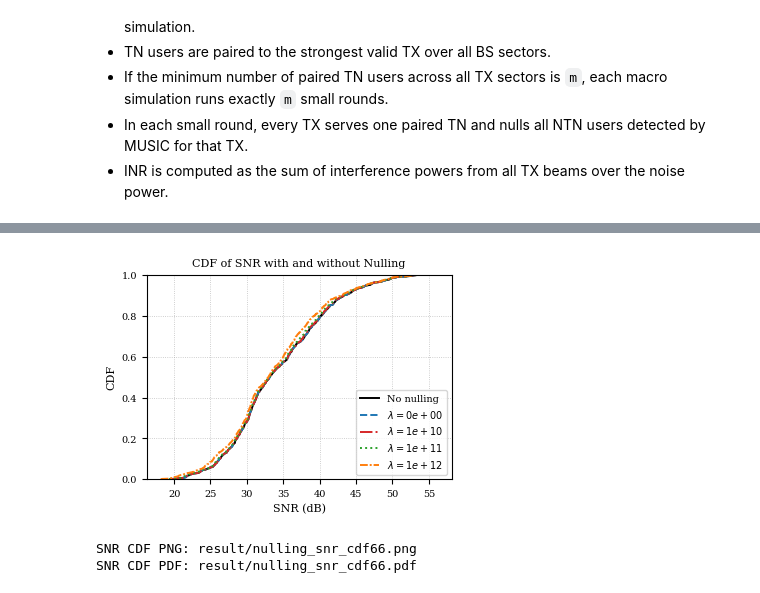
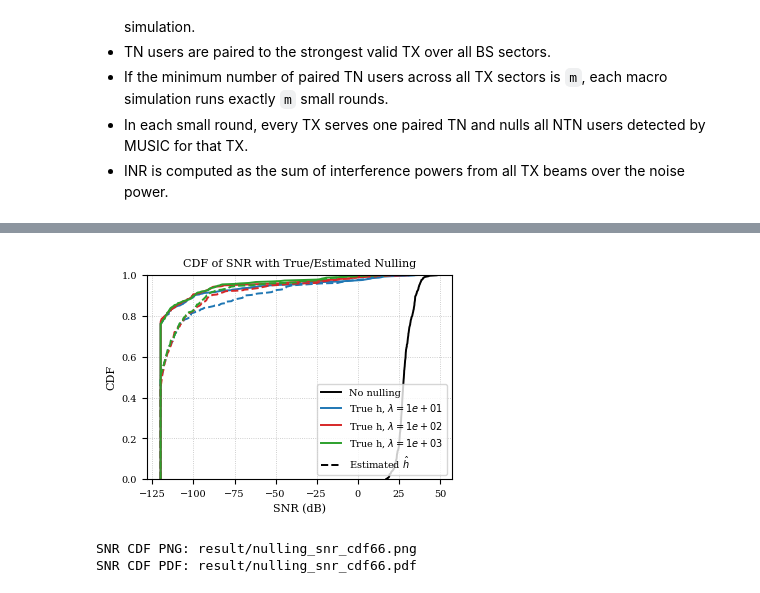
Before and after one commit to Shizhen-Jia/NTN-NULLING-NONCOH, a Jupyter notebook: Nulling_CDF.ipynb, the cells around one changed output, grey strips where cells are left out. Drawn from its saved outputs; the diff is of its cells as text; code cells hidden in the pictures.

```diff
--- a/Nulling_CDF.ipynb
+++ b/Nulling_CDF.ipynb
@@ -84,10 +86,13 @@ Satellite sampling: per_macro=True, azimuth_range=(0.0, 360.0), elevation_range=
 # Noise, thresholds, and MUSIC setup
 EkT = -174
 B = 100e6
-Tx_power_dbm = 40
+Tx_power_dbm = 35
 Tx_power = 10 ** ((Tx_power_dbm - 30) / 10)
 Tx_power_handheld_dbm = 23
 Tx_power_handheld = 10 ** ((Tx_power_handheld_dbm - 30) / 10)
+NTN_Tx_power_dbm = 30
+NTN_Tx_power = 10 ** ((NTN_Tx_power_dbm - 30) / 10)
+
 
 NF = 7
 NF_vsat = 3
@@ -101,8 +106,10 @@ preamble_time = 20e-6
 N0_sigma = N0_vsat / Tx_power / preamble_time
 N0_sigma_handheld = 10 ** ((EkT + NF_bs - 30) / 10) / Tx_power_handheld / preamble_time
 
-lambda_ranges = [0, 1e10, 1e11, 1e12]
-
+# lambda_ranges = [1e10, 1e11, 1e12]
+lambda_ranges = [1e1, 1e2, 1e3]
+max_detected_b_terms = "all"  # use "all" or a positive integer such as 30
+# max_detected_b_terms = 23 # use "all" or a positive integer such as 30
 snr_threshold = -6
 inr_threshold = -6
 h_ntn_th = np.sqrt(10 ** (inr_threshold / 10) * N0_bs * tx_antennas / Tx_power)
@@ -121,8 +128,8 @@ theta_display_mode = "elevation"
 music_num_sources = None
 music_threshold = 3.0
 music_covariance_mode = "sample"
-music_num_snapshots = 100
-music_noise_var = N0_bs / Tx_power
+music_num_snapshots = 200
+music_noise_var = N0_bs / NTN_Tx_power
 music_rng_seed = 7
 music_source_estimation = "mdl"
 music_energy_ratio = 0.95
@@ -149,4 +156,6 @@ print(f"h_ntn_th = {h_ntn_th:.4e}")
 print(f"TN Pfa threshold = {threshold_tn_pfa_db:.2f} dB")
 print(f"NTN Pfa threshold = {threshold_ntn_pfa_db:.2f} dB")
 print(f"Beamforming threshold = {threshold_peft_db:.2f} dB")
+print(f"Max detected B terms per TX = {max_detected_b_terms}")
+print("Top-K selection uses MUSIC reliability score = score_user * fit_score")
 # %% [output]
@@ -397,6 +491,8 @@ print(f"INR CDF PDF: {inr_pdf_path}")
 INR CDF PNG: result/nulling_inr_cdf66.png
 INR CDF PDF: result/nulling_inr_cdf66.pdf
 # %%
+from matplotlib.lines import Line2D
+
 plt.rcParams.update(
     {
         "font.family": "serif",
@@ -421,41 +517,60 @@ if raw_snr.size > 0:
     ax.plot(raw_snr_sorted, raw_snr_cdf, color="black", linestyle="-", label="No nulling")
 
 color_cycle = ["#1f77b4", "#d62728", "#2ca02c", "#ff7f0e", "#8c564b", "#17becf"]
-style_cycle = ["--", "-.", ":", (0, (4, 1, 1, 1)), (0, (6, 2)), (0, (3, 1, 1, 1, 1, 1))]
 
-for idx, lambda_ in enumerate(sorted(nulling_cdf_results["null_snr_db"].keys())):
-    snr_values = np.asarray(nulling_cdf_results["null_snr_db"][lambda_], dtype=np.float64)
+for idx, lambda_ in enumerate(sorted(nulling_cdf_results["perfect_snr_db"].keys())):
+    snr_values = np.asarray(nulling_cdf_results["perfect_snr_db"][lambda_], dtype=np.float64)
     snr_values = snr_values[np.isfinite(snr_values)]
     if snr_values.size == 0:
         continue
 
     snr_sorted = np.sort(snr_values)
     snr_cdf = np.arange(1, snr_sorted.size + 1, dtype=np.float64) / float(snr_sorted.size)
     ax.plot(
         snr_sorted,
         snr_cdf,
         color=color_cycle[idx % len(color_cycle)],
-        linestyle=style_cycle[idx % len(style_cycle)],
-        label=f"$\lambda={float(lambda_):.0e}$",
+        linestyle="-",
+        label=f"True h, $\\lambda={float(lambda_):.0e}$",
     )
+
+for idx, lambda_ in enumerate(sorted(nulling_cdf_results["est_snr_db"].keys())):
+    snr_values = np.asarray(nulling_cdf_results["est_snr_db"][lambda_], dtype=np.float64)
+    snr_values = snr_values[np.isfinite(snr_values)]
+    if snr_values.size == 0:
+        continue
+
+    snr_sorted = np.sort(snr_values)
+    snr_cdf = np.arange(1, snr_sorted.size + 1, dtype=np.float64) / float(snr_sorted.size)
+    ax.plot(
+        snr_sorted,
+        snr_cdf,
+        color=color_cycle[idx % len(color_cycle)],
+        linestyle="--",
+    )
+
+est_handle = Line2D([0], [0], color="black", linestyle="--", linewidth=1.4, label=r"Estimated $\hat{h}$")
+handles, labels = ax.get_legend_handles_labels()
+handles.append(est_handle)
+labels.append(r"Estimated $\hat{h}$")
 
 ax.set_xlabel("SNR (dB)")
 ax.set_ylabel("CDF")
-ax.set_title("CDF of SNR with and without Nulling")
+ax.set_title("CDF of SNR with True/Estimated Nulling")
 ax.set_ylim(0.0, 1.0)
 ax.grid(True, linestyle=":", linewidth=0.6, alpha=0.8)
-ax.legend(loc="lower right", frameon=True)
+ax.legend(handles=handles, labels=labels, loc="lower right", frameon=True)
 fig.tight_layout(pad=0.2)
 
 snr_png_path = result_dir / "nulling_snr_cdf66.png"
 snr_pdf_path = result_dir / "nulling_snr_cdf66.pdf"
 fig.savefig(snr_png_path, dpi=400, bbox_inches="tight")
 fig.savefig(snr_pdf_path, bbox_inches="tight")
 plt.show()
 
 print(f"SNR CDF PNG: {snr_png_path}")
 print(f"SNR CDF PDF: {snr_pdf_path}")
 # %% [output]
-[figure, old version]
+[figure, new version]
 SNR CDF PNG: result/nulling_snr_cdf66.png
 SNR CDF PDF: result/nulling_snr_cdf66.pdf
```
Also changed, not shown: parts of 4 cells of this notebook, 5 other files.
